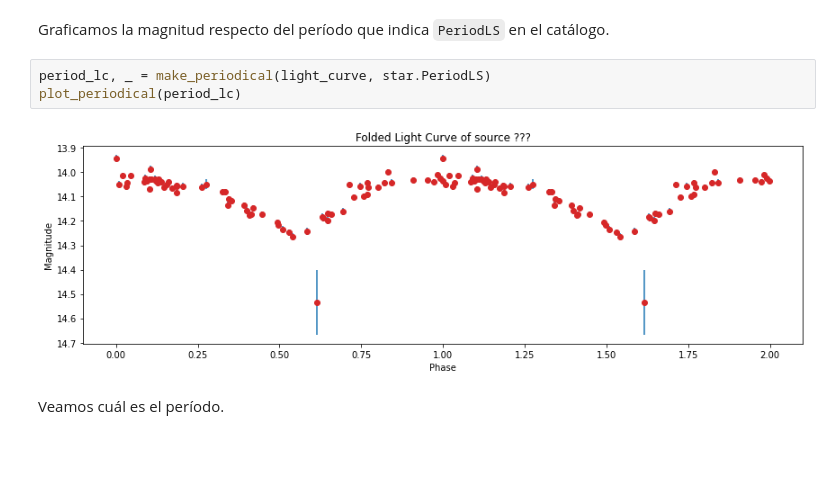
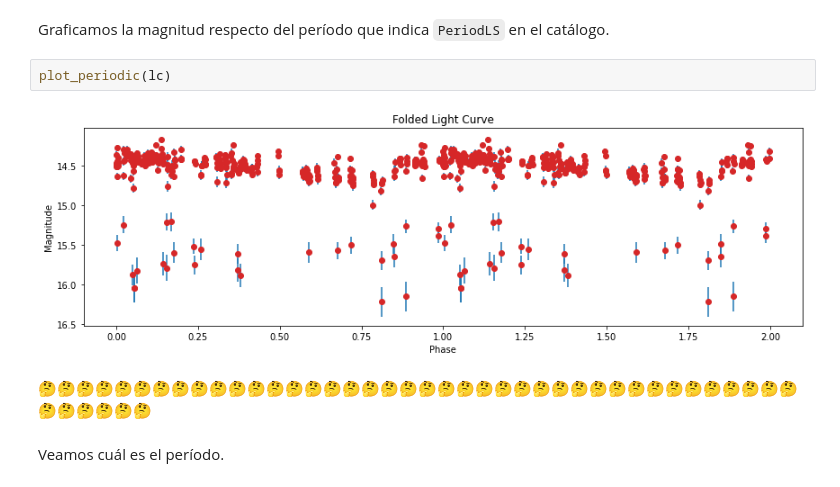
Before and after one commit to ggweinand/tesina, a Jupyter notebook: period_reconstruction/period_reconstruction.ipynb, the cells around one changed output. Drawn from its saved outputs; the diff is of its cells as text; blank space fills up the shorter version.

```diff
--- a/period_reconstruction/period_reconstruction.ipynb
+++ b/period_reconstruction/period_reconstruction.ipynb
@@ -183,10 +172,11 @@ plot_chronological(star, light_curve)
 # %% [markdown]
 Graficamos la magnitud respecto del período que indica `PeriodLS` en el catálogo.
-# %%
-period_lc, _ = make_periodical(light_curve, star.PeriodLS)
-plot_periodical(period_lc)
-# %% [output]
-[figure, removed]
+# %%
+plot_periodic(lc)
+# %% [output]
+[figure, added]
+# %% [markdown]
+🤔🤔🤔🤔🤔🤔🤔🤔🤔🤔🤔🤔🤔🤔🤔🤔🤔🤔🤔🤔🤔🤔🤔🤔🤔🤔🤔🤔🤔🤔🤔🤔🤔🤔🤔🤔🤔🤔🤔🤔🤔🤔🤔🤔🤔🤔
 # %% [markdown]
 Veamos cuál es el período.
 # %%
```
Also changed, not shown: parts of 22 cells of this notebook.
